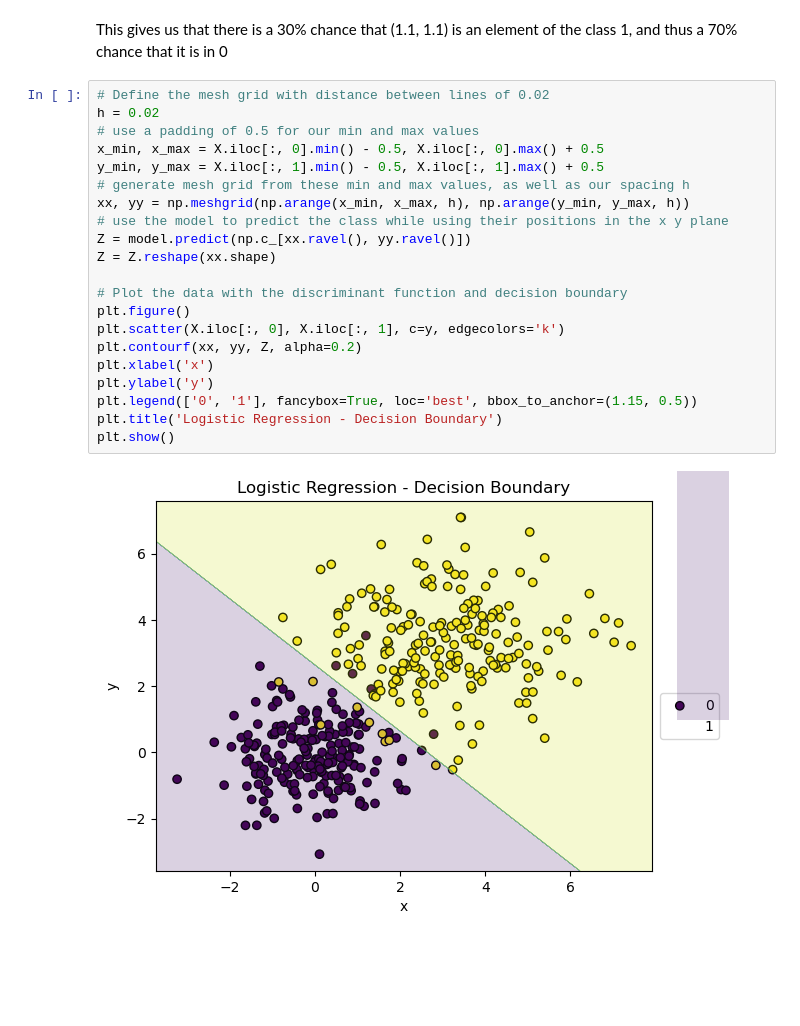
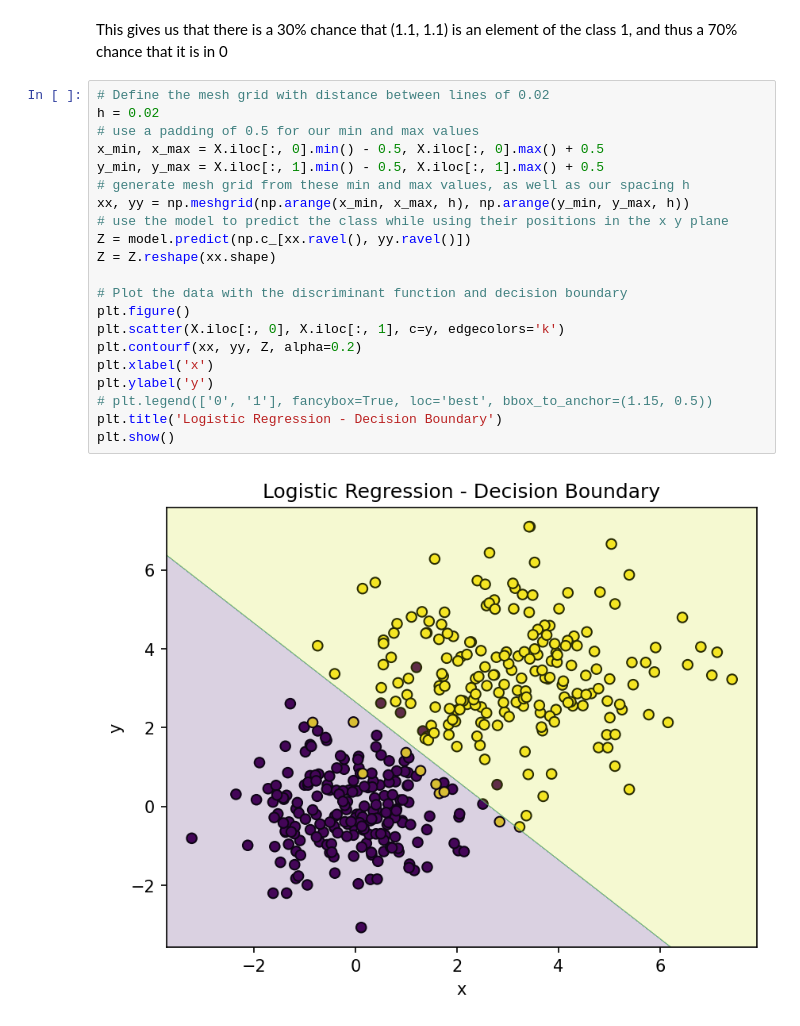
Before and after one commit to alexvillr/COMP4702, a Jupyter notebook: prac4/lab4.ipynb, the cells around one changed output. Saved outputs shown, nothing was run; the diff lists cells and outputs as text; blank space fills up the shorter version.

```diff
--- a/prac4/lab4.ipynb
+++ b/prac4/lab4.ipynb
@@ -159,23 +159,23 @@ This gives us that there is a 30% chance that (1.1, 1.1) is an element of the cl
 # %%
 # Define the mesh grid with distance between lines of 0.02
 h = 0.02
 # use a padding of 0.5 for our min and max values
 x_min, x_max = X.iloc[:, 0].min() - 0.5, X.iloc[:, 0].max() + 0.5
 y_min, y_max = X.iloc[:, 1].min() - 0.5, X.iloc[:, 1].max() + 0.5
 # generate mesh grid from these min and max values, as well as our spacing h
 xx, yy = np.meshgrid(np.arange(x_min, x_max, h), np.arange(y_min, y_max, h))
 # use the model to predict the class while using their positions in the x y plane
 Z = model.predict(np.c_[xx.ravel(), yy.ravel()])
 Z = Z.reshape(xx.shape)
 
 # Plot the data with the discriminant function and decision boundary
 plt.figure()
 plt.scatter(X.iloc[:, 0], X.iloc[:, 1], c=y, edgecolors='k')
 plt.contourf(xx, yy, Z, alpha=0.2)
 plt.xlabel('x')
 plt.ylabel('y')
-plt.legend(['0', '1'], fancybox=True, loc='best', bbox_to_anchor=(1.15, 0.5))
+# plt.legend(['0', '1'], fancybox=True, loc='best', bbox_to_anchor=(1.15, 0.5))
 plt.title('Logistic Regression - Decision Boundary')
 plt.show()
 # %% [output]
-[figure, old version]
+[figure, new version]
```
Also changed, not shown: parts of 3 cells of this notebook, 10 other files.
